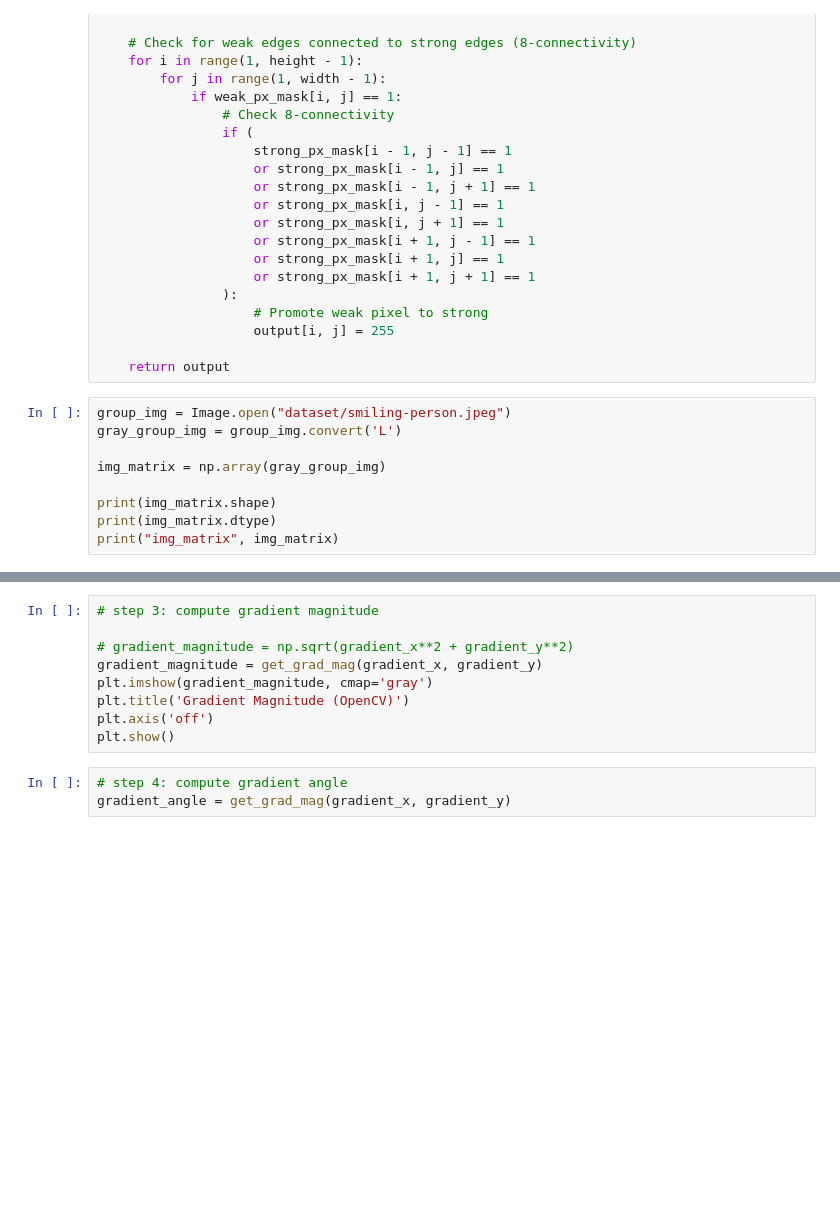
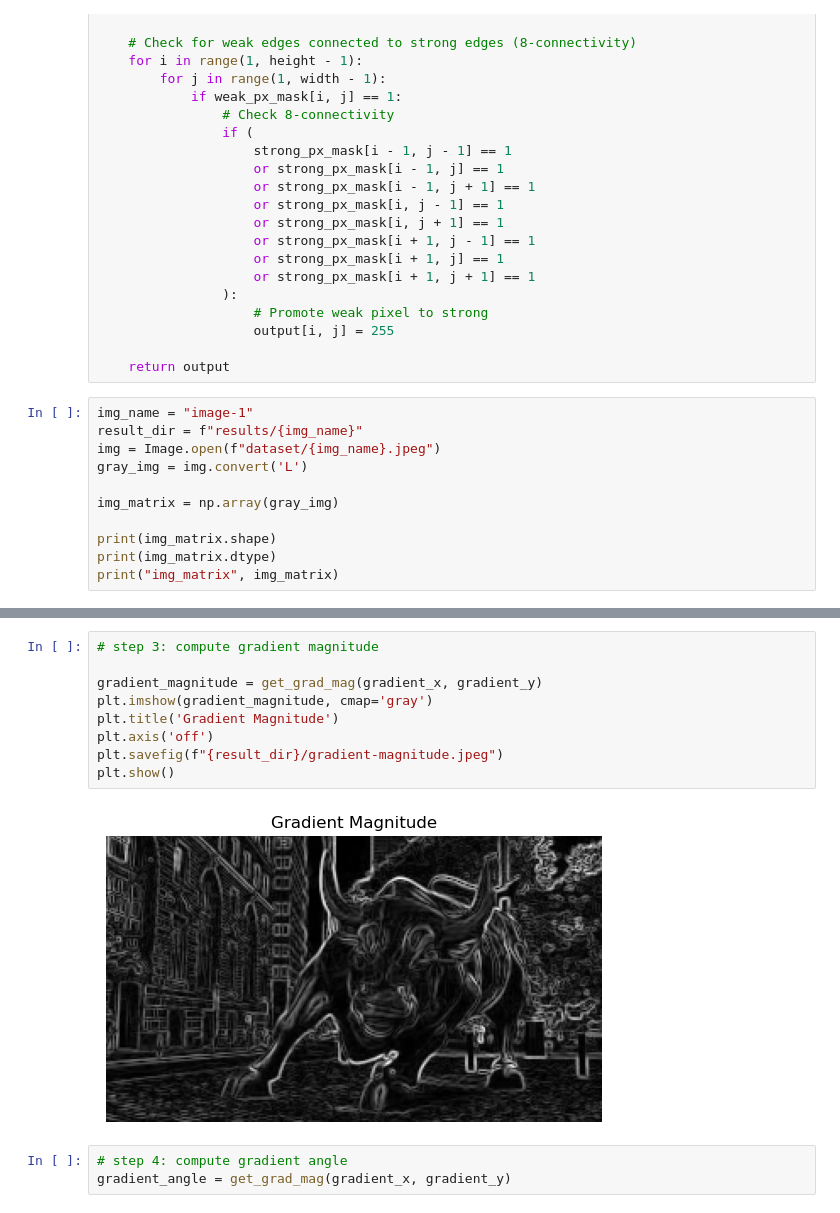
Before and after one commit to TAM360/computer-vision, a Jupyter notebook: assignment-1/canny-edge-detection.ipynb, the cells around one changed output, grey strips where cells are left out. Saved outputs shown, nothing was run; the diff lists cells and outputs as text; blank space fills up the shorter version.

Commit message:
refactor: Save the ouput of dataset image 1.

```diff
--- a/assignment-1/canny-edge-detection.ipynb
+++ b/assignment-1/canny-edge-detection.ipynb
@@ -147,10 +147,12 @@ def hysteresis_thresholding(nms_img, low_threshold, high_threshold):
 
     return output
 # %%
-group_img = Image.open("dataset/smiling-person.jpeg")
-gray_group_img = group_img.convert('L')
+img_name = "image-1"
+result_dir = f"results/{img_name}"
+img = Image.open(f"dataset/{img_name}.jpeg")
+gray_img = img.convert('L')
 
-img_matrix = np.array(gray_group_img)
+img_matrix = np.array(gray_img)
 
 print(img_matrix.shape)
 print(img_matrix.dtype)
@@ -202,12 +233,14 @@ plt.show()
 # %%
 # step 3: compute gradient magnitude
 
-# gradient_magnitude = np.sqrt(gradient_x**2 + gradient_y**2)
 gradient_magnitude = get_grad_mag(gradient_x, gradient_y)
 plt.imshow(gradient_magnitude, cmap='gray')
-plt.title('Gradient Magnitude (OpenCV)')
+plt.title('Gradient Magnitude')
 plt.axis('off')
+plt.savefig(f"{result_dir}/gradient-magnitude.jpeg")
 plt.show()
+# %% [output]
+[figure, added]
 # %%
 # step 4: compute gradient angle
 gradient_angle = get_grad_mag(gradient_x, gradient_y)
```
Also changed, not shown: parts of 5 cells of this notebook.
